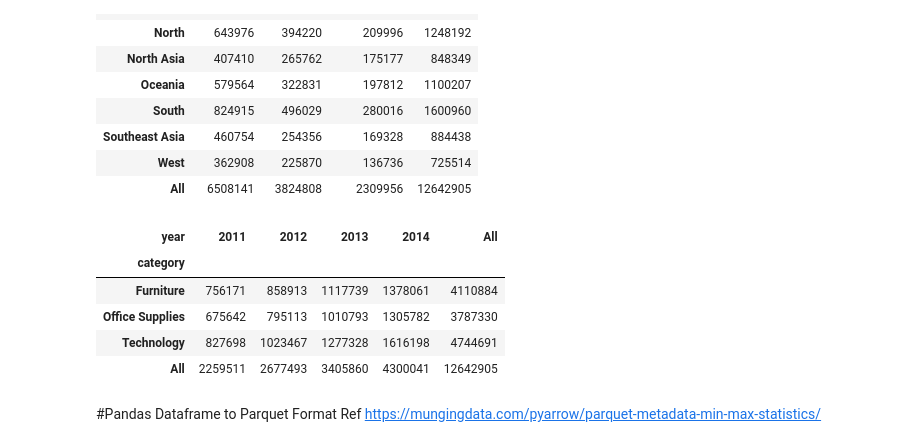
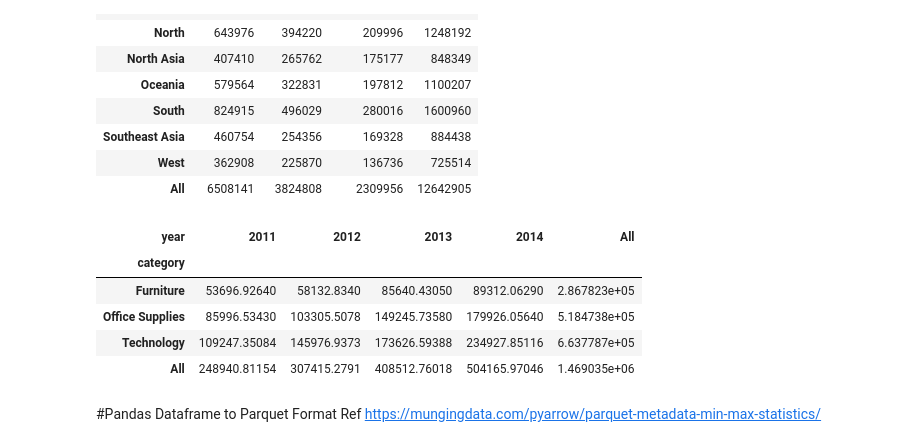
Before and after one commit to Praxis-QR/BDSN, a Jupyter notebook: Parquet_Files_Superstore.ipynb, the cells around one changed output. Saved outputs shown, nothing was run; the diff lists cells and outputs as text; code cells hidden in the pictures.

```diff
--- a/Parquet_Files_Superstore.ipynb
+++ b/Parquet_Files_Superstore.ipynb
@@ -179,15 +173,15 @@ CrossTab
 | All | 6508141 | 3824808 | 2309956 | 12642905 |
 # %%
 #Create the pivot table
-CrossTab = pd.pivot_table(data=df,index='category',columns='year',values='sales', aggfunc='sum', margins=True).copy()
+CrossTab = pd.pivot_table(data=df,index='category',columns='year',values='profit', aggfunc='sum', margins=True).copy()
 CrossTab
 # %% [output]
 | year | 2011 | 2012 | 2013 | 2014 | All |
 | category |  |  |  |  |  |
-| Furniture | 756171 | 858913 | 1117739 | 1378061 | 4110884 |
-| Office Supplies | 675642 | 795113 | 1010793 | 1305782 | 3787330 |
-| Technology | 827698 | 1023467 | 1277328 | 1616198 | 4744691 |
-| All | 2259511 | 2677493 | 3405860 | 4300041 | 12642905 |
+| Furniture | 53696.92640 | 58132.8340 | 85640.43050 | 89312.06290 | 2.867823e+05 |
+| Office Supplies | 85996.53430 | 103305.5078 | 149245.73580 | 179926.05640 | 5.184738e+05 |
+| Technology | 109247.35084 | 145976.9373 | 173626.59388 | 234927.85116 | 6.637787e+05 |
+| All | 248940.81154 | 307415.2791 | 408512.76018 | 504165.97046 | 1.469035e+06 |
 # %% [markdown]
 #Pandas Dataframe to Parquet Format
 Ref https://mungingdata.com/pyarrow/parquet-metadata-min-max-statistics/
```
Also changed, not shown: parts of 56 cells of this notebook.
